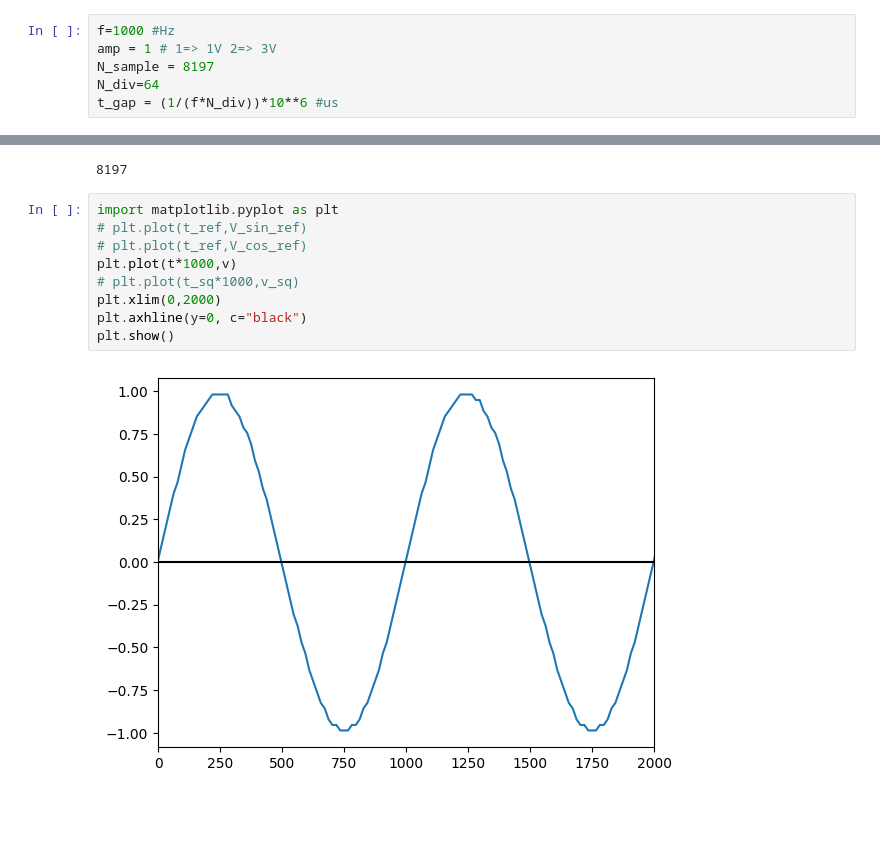
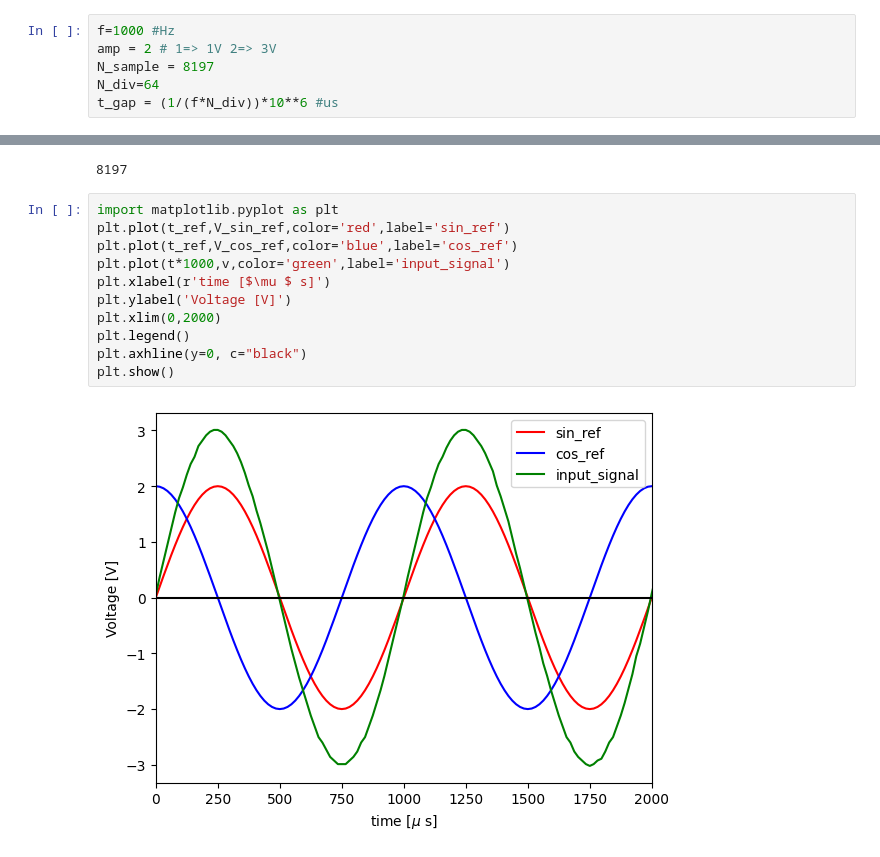
Before and after one commit to ananthapadmanabhan18/Lock_in_Amplifier_with_ExpEyes, a Jupyter notebook: Lock_in_Amplifier.ipynb, the cells around one changed output, grey strips where cells are left out. Drawn from its saved outputs; the diff is of its cells as text; blank space fills up the shorter version.

```diff
--- a/Lock_in_Amplifier.ipynb
+++ b/Lock_in_Amplifier.ipynb
@@ -13,6 +13,6 @@ Defining the Frequencies and Amplitude of the Input Signal
 # %%
 f=1000 #Hz
-amp = 1 # 1=> 1V 2=> 3V
+amp = 2 # 1=> 1V 2=> 3V
 N_sample = 8197
 N_div=64
 t_gap = (1/(f*N_div))*10**6 #us
@@ -42,12 +47,14 @@ print(len(V_sin_ref))
 8197
 # %%
 import matplotlib.pyplot as plt
-# plt.plot(t_ref,V_sin_ref)
-# plt.plot(t_ref,V_cos_ref)
-plt.plot(t*1000,v)
-# plt.plot(t_sq*1000,v_sq)
+plt.plot(t_ref,V_sin_ref,color='red',label='sin_ref')
+plt.plot(t_ref,V_cos_ref,color='blue',label='cos_ref')
+plt.plot(t*1000,v,color='green',label='input_signal')
+plt.xlabel(r'time [$\mu $ s]')
+plt.ylabel('Voltage [V]')
 plt.xlim(0,2000)
+plt.legend()
 plt.axhline(y=0, c="black")
 plt.show()
 # %% [output]
-[figure, old version]
+[figure, new version]
```
Also changed, not shown: parts of 5 cells of this notebook, 1 other file.
